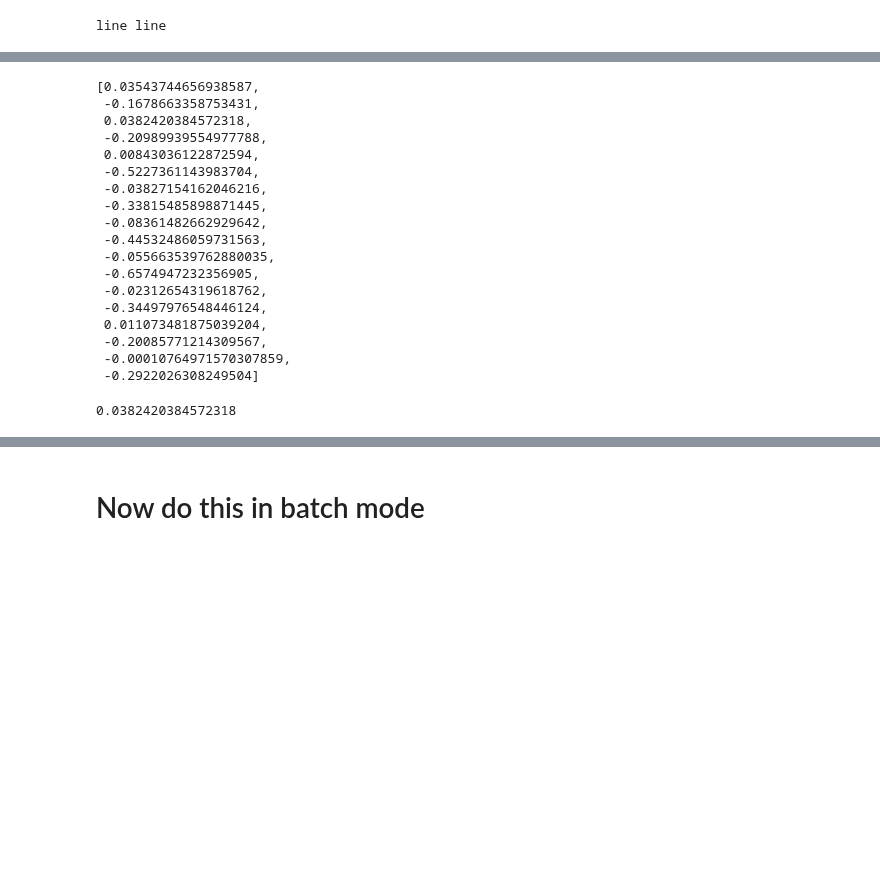
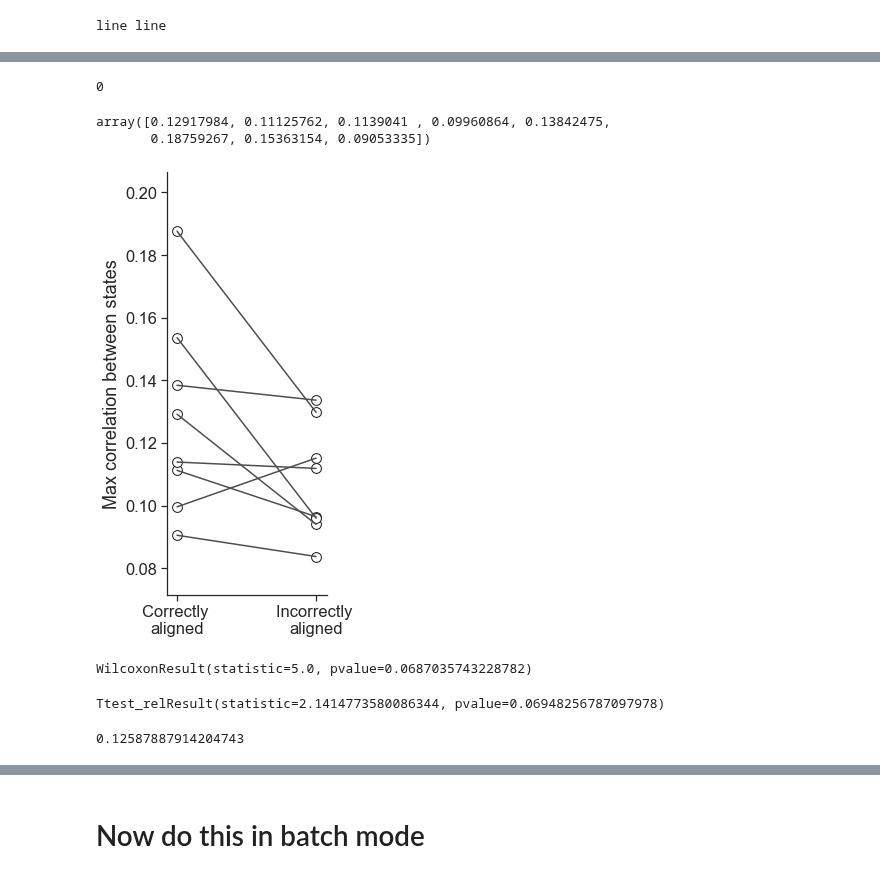
Before and after one commit to yves-weissenberger/ll_ephys, a Jupyter notebook: ephys_notebooks/try_rotate_non_spatial_responses.ipynb, the cells around one changed output, grey strips where cells are left out. Drawn from its saved outputs; the diff is of its cells as text; code cells hidden in the pictures; blank space fills up the shorter version.

Commit message:
direct rotation analysis

```diff
--- a/ephys_notebooks/try_rotate_non_spatial_responses.ipynb
+++ b/ephys_notebooks/try_rotate_non_spatial_responses.ipynb
@@ -138,21 +138,26 @@ def get_task_responses(task_event_df,response_table):
     return firing_rate_maps
 # %%
 
-firing_rate_maps,task_event_df,seq0,seq1,graph_type0,graph_type1, = load_data(3)
+firing_rate_maps,task_event_df,seq0,seq1,graph_type0,graph_type1, = load_data(7,by_dir=True)
 
-spatial_map  = np.nanmean(firing_rate_maps,axis=(2))
+# calculate 'spatial' responses
+spatial_map  = np.nanmean(firing_rate_maps,axis=(2,3))
+
+# this array is (cell,port,task,direction)
 mds_frm = firing_rate_maps
-mds_frm = firing_rate_maps - spatial_map[:,:,None]
+
+
+# subtract spatial responses from task
+mds_frm = firing_rate_maps - spatial_map[:,:,np.newaxis,np.newaxis]
+mds_frm = mds_frm - np.mean(mds_frm,axis=(1,2,3))[:,None,None,None]
 
 task1 = mds_frm[:,:,0]
-task1 = task1[:,seq1]
+task1 = task1[:,seq0]
 
 
 
 task2 = mds_frm[:,:,1]
-task2 = task2[:,seq0]
-#valid_ix = np.where(~np.isnan(np.sum(firing_rate_maps,axis=(0,2,3))))[0]
-#frm = np.hstack([mds_frm[:,seq0,0,0],mds_frm[:,seq0,0,1],mds_frm[:,seq1,1,0],mds_frm[:,seq1,1,1]])
+task2 = task2[:,seq1]
 print(graph_type0,graph_type1)
 # %% [output]
 line line
@@ -163,0 +270,4 @@ array([[ 1.        , -0.16786634],
+# %%
+directions[0]
+# %% [output]
+0
@@ -163,0 +313,32 @@ array([[ 1.        , -0.16786634],
+# %%
+all_cc_mtx = np.array(all_cc_mtx)
+all_cc_mtx_swapped = np.array(all_cc_mtx_swapped)
+# %%
+np.max(all_cc_mtx,axis=1)
+# %% [output]
+array([0.12917984, 0.11125762, 0.1139041 , 0.09960864, 0.13842475,
+       0.18759267, 0.15363154, 0.09053335])
+# %%
+plt.figure(figsize=(4,7))
+plt.scatter([0]*8,np.max(all_cc_mtx,axis=1),s=96,facecolor='w',edgecolor='k')
+for i,j in zip(np.max(all_cc_mtx,axis=1),np.max(all_cc_mtx_swapped,axis=1)):
+    plt.plot([0,1],[i,j],color='.3')
+plt.scatter([1]*8,np.max(all_cc_mtx_swapped,axis=1),s=96,facecolor='w',edgecolor='k')
+plt.ylabel("Max correlation between states")
+plt.xticks([0,1],['Correctly \naligned', 'Incorrectly \naligned'])
+plt.tight_layout()
+seaborn.despine()
+# %% [output]
+[figure, added]
+# %%
+stt.wilcoxon(np.max(all_cc_mtx,axis=1),np.max(all_cc_mtx_swapped,axis=1))
+# %% [output]
+WilcoxonResult(statistic=5.0, pvalue=0.0687035743228782)
+# %%
+stt.ttest_rel(np.max(all_cc_mtx,axis=1),np.max(all_cc_mtx_swapped,axis=1))
+# %% [output]
+Ttest_relResult(statistic=2.1414773580086344, pvalue=0.06948256787097978)
+# %%
+np.mean(np.max(all_cc_mtx_swapped,axis=1))
+# %% [output]
+0.12587887914204743
@@ -183,28 +364,5 @@ ccs_real = get_rotate_ccs(task1,task2)
-# %%
-ccs_real
-# %% [output]
-[0.03543744656938587,
- -0.1678663358753431,
- 0.0382420384572318,
- -0.20989939554977788,
- 0.00843036122872594,
- -0.5227361143983704,
- -0.03827154162046216,
- -0.33815485898871445,
- -0.08361482662929642,
- -0.44532486059731563,
- -0.055663539762880035,
- -0.6574947232356905,
- -0.02312654319618762,
- -0.34497976548446124,
- 0.011073481875039204,
- -0.20085771214309567,
- -0.00010764971570307859,
- -0.2922026308249504]
 # %%
-np.max(ccs_real)
+np
-# %% [output]
-0.0382420384572318
 # %%
 shuff_ccs = []
 for _ in range(2000):
```
Also changed, not shown: parts of 13 cells of this notebook, 10 other files.
